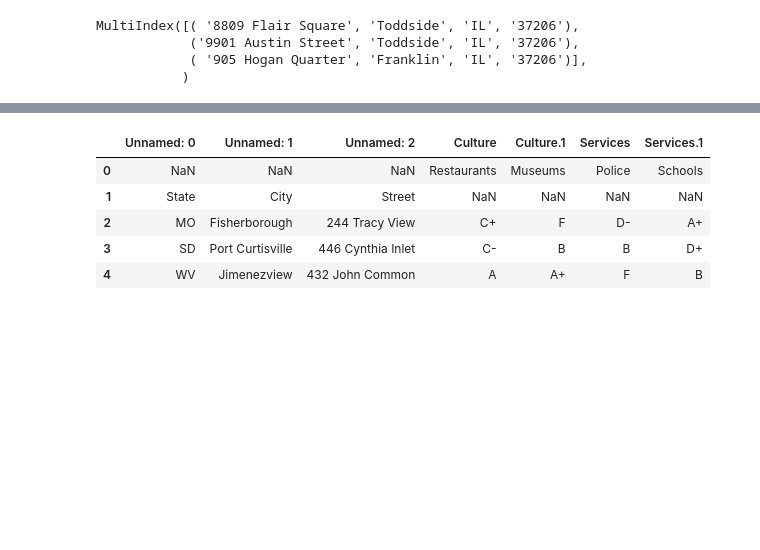
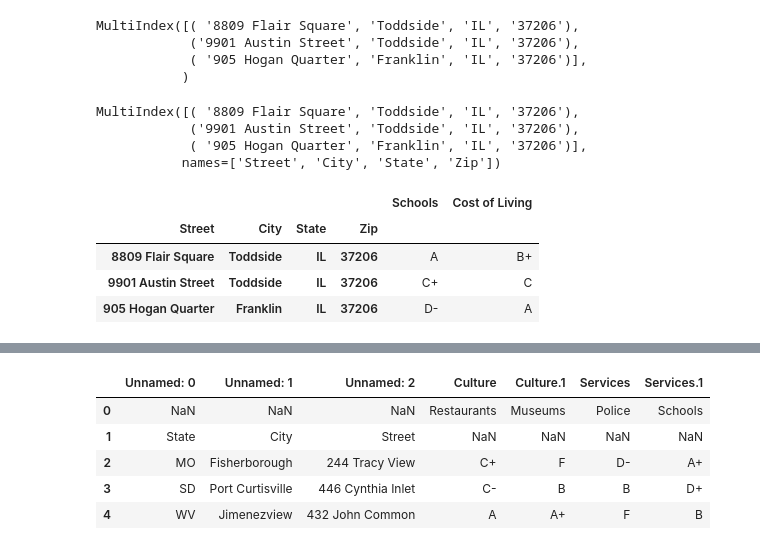
Before and after one commit to jiaweiM/python-note, a Jupyter notebook: src/pandas_test/multiindex_demo.ipynb, the cells around one changed output, grey strips where cells are left out. Cells and saved outputs as stored; diff of their text form; code cells hidden in the pictures; blank space fills up the shorter version.

```diff
--- a/src/pandas_test/multiindex_demo.ipynb
+++ b/src/pandas_test/multiindex_demo.ipynb
@@ -13,3 +13,29 @@ MultiIndex([( '8809 Flair Square', 'Toddside', 'IL', '37206'),
             ('9901 Austin Street', 'Toddside', 'IL', '37206'),
             ( '905 Hogan Quarter', 'Franklin', 'IL', '37206')],
            )
+# %%
+# 可以给不同 level index 指定名称：
+
+row_index = pd.MultiIndex.from_tuples(tuples=addresses,
+                                      names=['Street', 'City', 'State', 'Zip'])
+row_index
+# %% [output]
+MultiIndex([( '8809 Flair Square', 'Toddside', 'IL', '37206'),
+            ('9901 Austin Street', 'Toddside', 'IL', '37206'),
+            ( '905 Hogan Quarter', 'Franklin', 'IL', '37206')],
+           names=['Street', 'City', 'State', 'Zip'])
+# %%
+data = [
+    ["A", "B+"],
+    ["C+", "C"],
+    ["D-", "A"],
+]
+columns = ["Schools", "Cost of Living"]
+area_grades = pd.DataFrame(data=data, index=row_index, columns=columns)
+area_grades
+# %% [output]
+|  |  |  |  | Schools | Cost of Living |
+| Street | City | State | Zip |  |  |
+| 8809 Flair Square | Toddside | IL | 37206 | A | B+ |
+| 9901 Austin Street | Toddside | IL | 37206 | C+ | C |
+| 905 Hogan Quarter | Franklin | IL | 37206 | D- | A |
```
Also changed, not shown: parts of 3 cells of this notebook, 12 other files.
